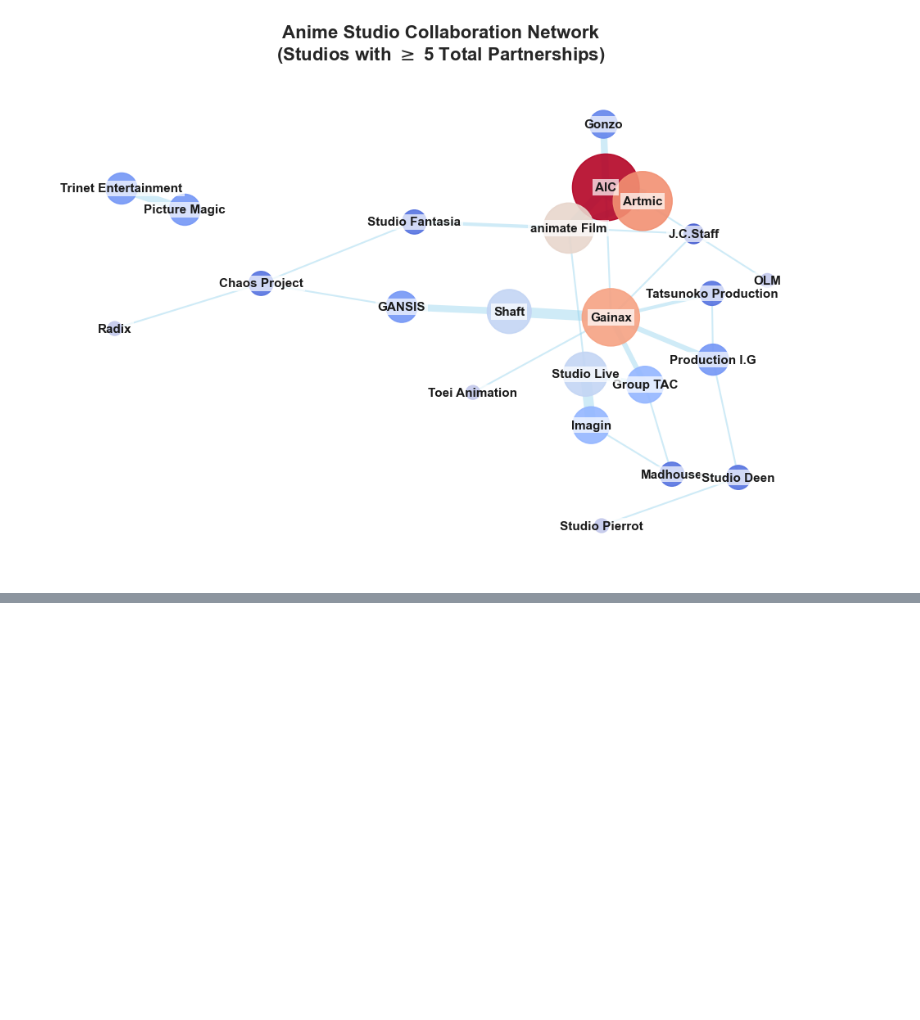
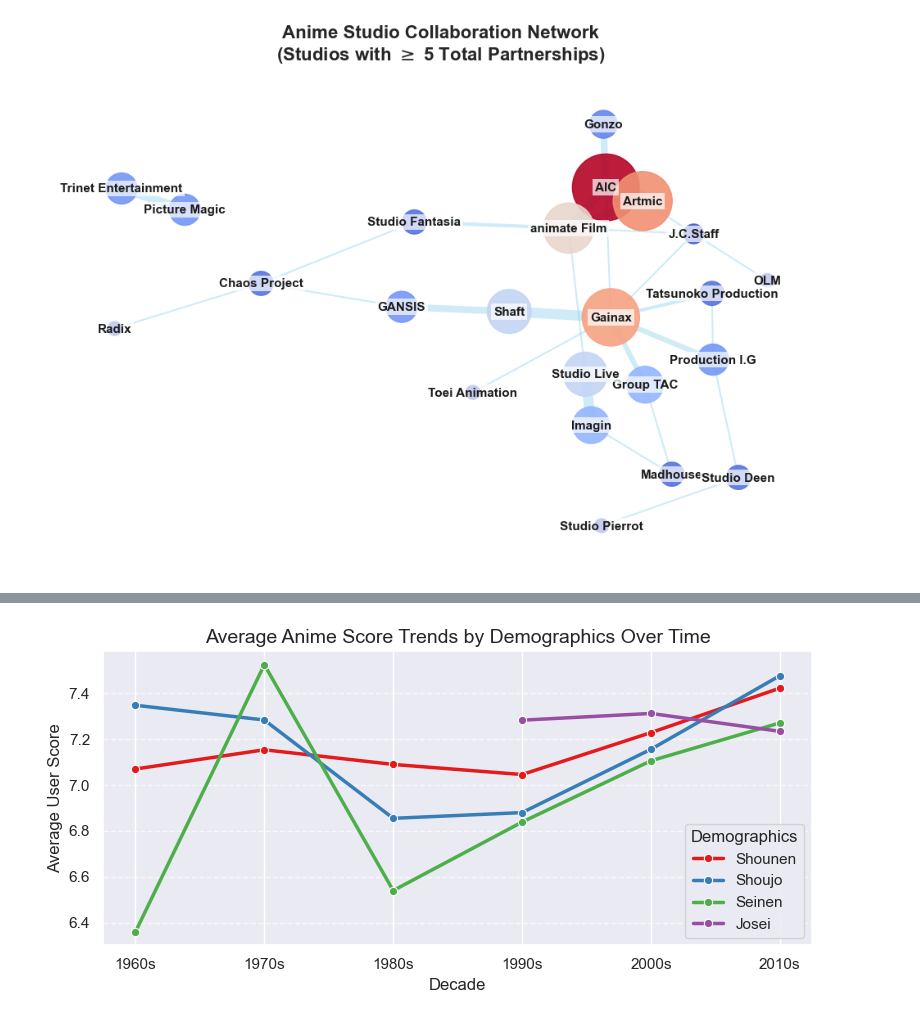
Before and after one commit to AZysk0/anime-data-analysis, a Jupyter notebook: anime_analysis_tasks.ipynb, the cells around one changed output, grey strips where cells are left out. Cells and saved outputs as stored; diff of their text form; code cells hidden in the pictures; blank space fills up the shorter version.

```diff
--- a/anime_analysis_tasks.ipynb
+++ b/anime_analysis_tasks.ipynb
@@ -1263,0 +1350,35 @@ plt.tight_layout()
+# %%
+# ###### Scoring trend ############################################################################
+# For each decade plot score hued by demographics (all on a single plot)
+demo_df['score']
+
+score_trend = (
+    demo_df.groupby(["decade", "demographics"])["score"]
+    .mean()
+    .reset_index(name="avg_score")
+)
+
+score_trend = score_trend.sort_values("decade")
+
+plt.figure(figsize=(8, 4))
+
+sns.lineplot(
+    data=score_trend,
+    x="decade",
+    y="avg_score",
+    hue="demographics",
+    hue_order=demographics,
+    marker="o",
+    linewidth=2.5,
+    palette="Set1",
+)
+
+plt.title("Average Anime Score Trends by Demographics Over Time", fontsize=14)
+plt.xlabel("Decade", fontsize=12)
+plt.ylabel("Average User Score", fontsize=12)
+plt.grid(axis="y", linestyle="--", alpha=0.7)
+plt.legend(title="Demographics", frameon=True)
+
+plt.tight_layout()
+# %% [output]
+[figure, added]
```
Also changed, not shown: parts of 10 cells of this notebook, 2 other files.
